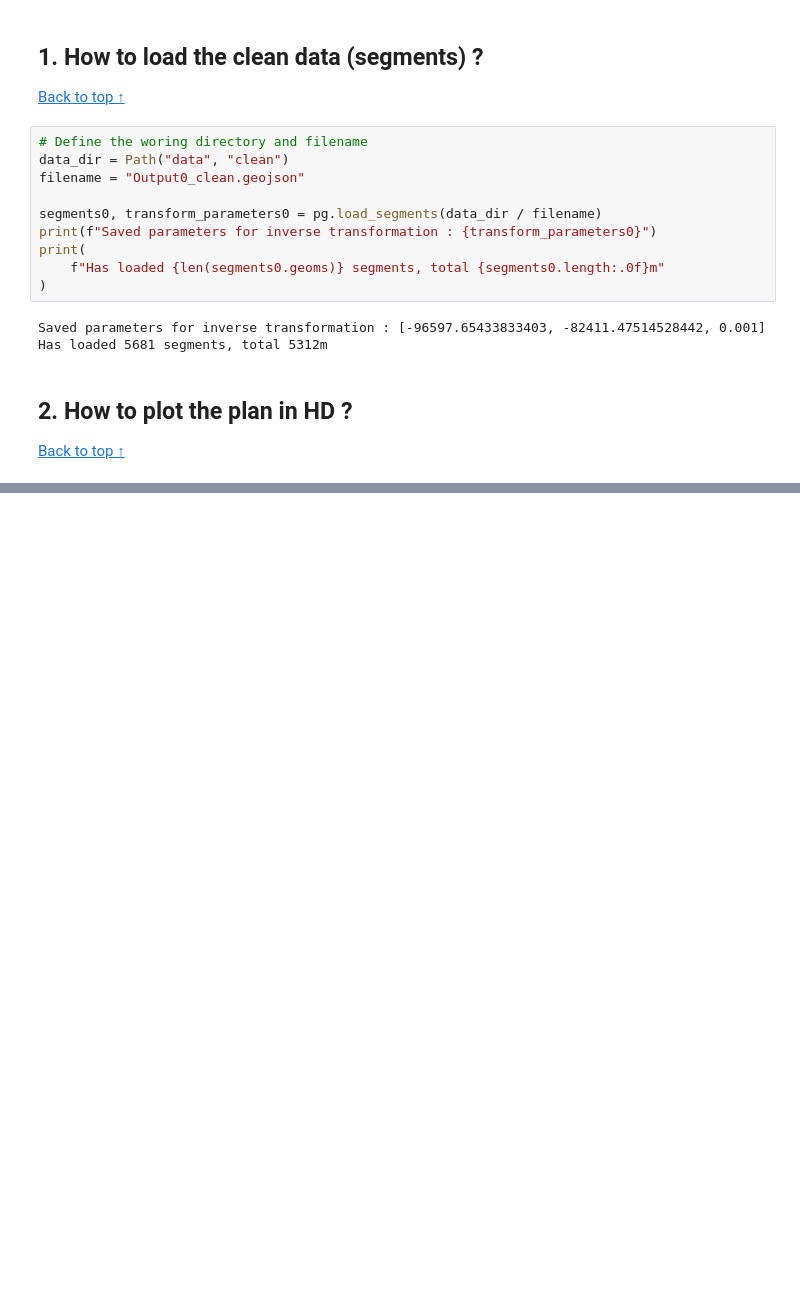
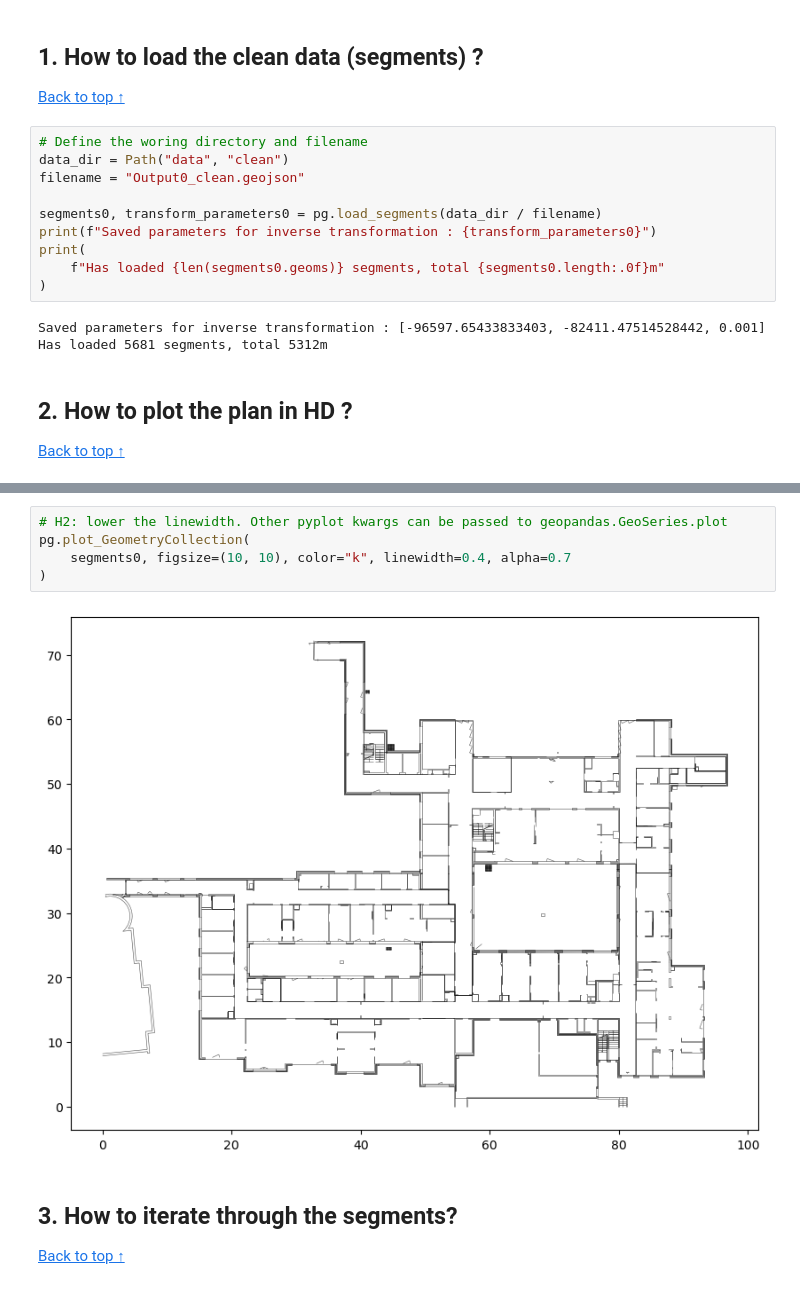
Before and after one commit to waddason/CapstoneContour, a Jupyter notebook: howto.ipynb, the cells around one changed output, grey strips where cells are left out. Saved outputs shown, nothing was run; the diff lists cells and outputs as text; blank space fills up the shorter version.

```diff
--- a/howto.ipynb
+++ b/howto.ipynb
@@ -40,3 +42,13 @@ Has loaded 5681 segments, total 5312m
 pg.plot_GeometryCollection(segments0, figsize=(100, 100))
 # %% [output]
 [figure]
+# %%
+# H2: lower the linewidth. Other pyplot kwargs can be passed to geopandas.GeoSeries.plot
+pg.plot_GeometryCollection(
+    segments0, figsize=(10, 10), color="k", linewidth=0.4, alpha=0.7
+)
+# %% [output]
+[figure, added]
+# %% [markdown]
+## 3. How to iterate through the segments?
+[Back to top ↑](#how-to-)
```
Also changed, not shown: parts of 3 cells of this notebook.
